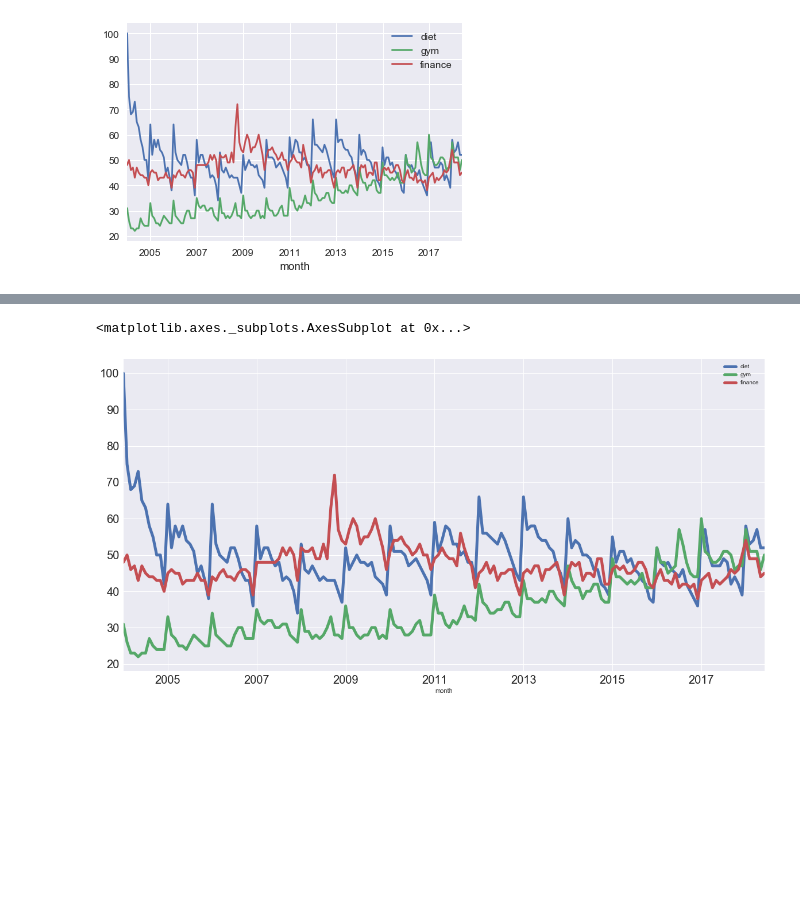
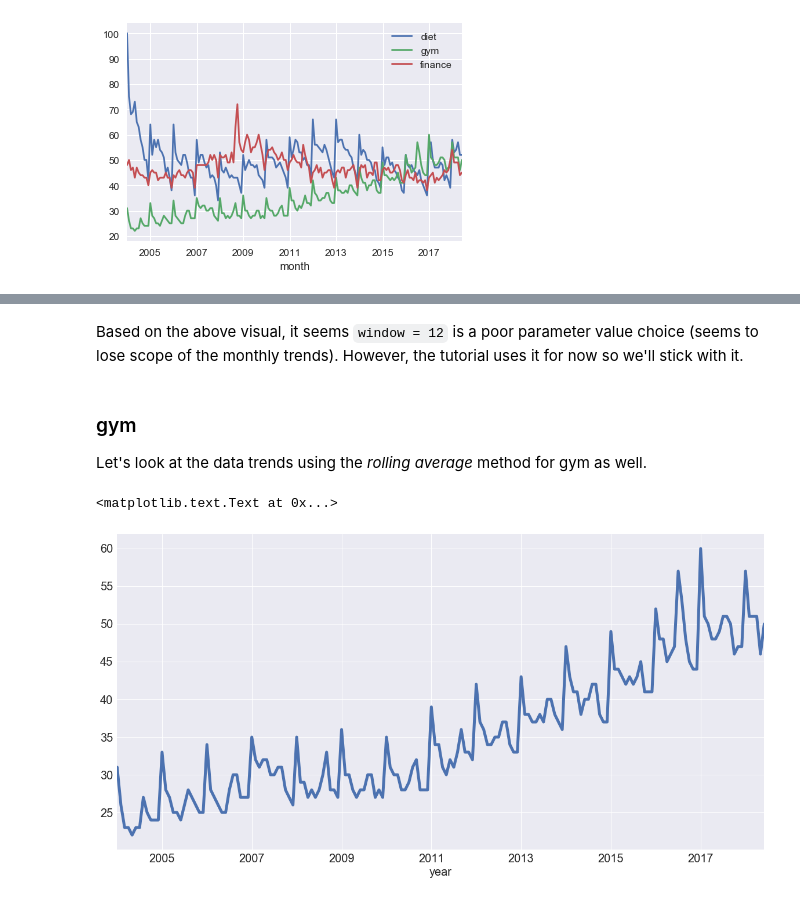
Before and after one commit to zfreedman/data_camp_time_series, a Jupyter notebook: Untitled.ipynb, the cells around one changed output, grey strips where cells are left out. Saved outputs shown, nothing was run; the diff lists cells and outputs as text; code cells hidden in the pictures; blank space fills up the shorter version.

Commit message:
feat: Explored data trends using rolling average and differencing

```diff
--- a/Untitled.ipynb
+++ b/Untitled.ipynb
@@ -101,6 +160,12 @@ df.plot()
+# %% [markdown]
+Based on the above visual, it seems `window = 12` is a poor parameter value choice (seems to lose scope of the monthly trends). However, the tutorial uses it for now so we'll stick with it.
+# %% [markdown]
+### gym
+Let's look at the data trends using the *rolling average* method for gym as well.
 # %%
-#parameter tuning
-df.plot(figsize=(20, 10), linewidth=5, fontsize=20)
+gym = df["gym"]
+gym.plot(figsize=(20, 10), linewidth=5, fontsize=20)
+plt.xlabel("year", fontsize=20)
 # %% [output]
-<matplotlib.axes._subplots.AxesSubplot at 0x...>
+<matplotlib.text.Text at 0x...>
-[figure, old version]
+[figure, new version]
```
Also changed, not shown: parts of 19 cells of this notebook.
